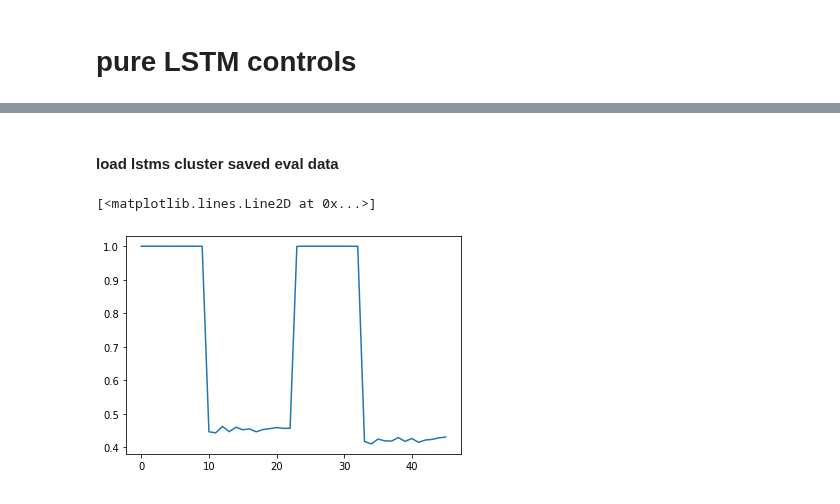
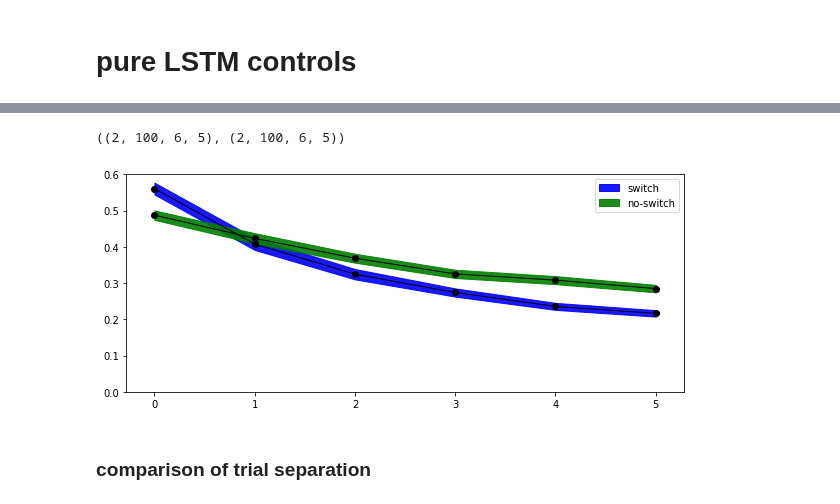
Before and after one commit to andrebeu/PM, a Jupyter notebook: buckets N100 - coglunch19.ipynb, the cells around one changed output, grey strips where cells are left out. Cells and saved outputs as stored; diff of their text form; code cells hidden in the pictures.

```diff
--- a/buckets N100 - coglunch19.ipynb
+++ b/buckets N100 - coglunch19.ipynb
@@ -366,4 +268,4 @@ states_lstm = states
 # %%
 ''' get em shape to match lstm '''
-acc_ems = acc_em[1,1:] # match lstms
-states_ems = states_em[1,1:]
+acc_em = acc_em[:,:acc_lstm.shape[1]] # match lstms
+states_em = states_em[:,:states_lstm.shape[1]]
@@ -417,5 +271,0 @@ sep_diff = sep[1] - sep[0]
-# %%
-nnets = 10
-e = 0
-netL_lstms = load_netL_lstms(nnets,embool=e)
-netL_ems = load_netL(switch=1,nnets=nnets+1,embool=e)[1:]
@@ -434,15 +272,24 @@ for gacc in acc:
-# %% [markdown]
-#### load lstms cluster saved eval data
-# %%
-nnets=10
-L = []
-for seed in range(1,1+nnets):
-  fdir = "model_data/PITask_randstim/"
-  fpath = "LSTM_25-EM_0-ntokens_10-seqlen_13-ntrials_2-switchmaps_%i-seed_%i-tr_500000" %(seed,seed)
-  net_evacc = np.load(fdir+fpath+'-evscore.npy').mean(0)
-  L.append(net_evacc)
-acc = np.array(L)
-plt.plot(acc.mean(0))
-# %% [output]
-[<matplotlib.lines.Line2D at 0x...>]
-[figure, removed]
+# %%
+acc_lstm.shape,acc_em.shape
+# %% [output]
+((2, 100, 6, 5), (2, 100, 6, 5))
+# %%
+plt.figure(figsize=(10,4))
+plt.ylim(0,.6)
+
+labL = ['switch','no-switch']
+lsL = ['-','-']
+cL=['b','g']
+for i in [0,1]:
+  M = acc_em[i].mean((0,2))
+  S = acc_em[i].std((0,2))/np.sqrt(nnets)
+  plt.scatter(range(len(M)),M,c='k',zorder=3)
+  plt.plot(M,c='k',ls=lsL[i],lw=1)
+
+  plt.fill_between(range(len(M)),M-S,M+S,alpha=.9,color=cL[i],label=labL[i])
+plt.legend()
+# plt.savefig('figures/acc')
+# %% [output]
+[figure, added]
+# %% [markdown]
+### comparison of trial separation
```
Also changed, not shown: parts of 39 cells of this notebook, 14 other files.
